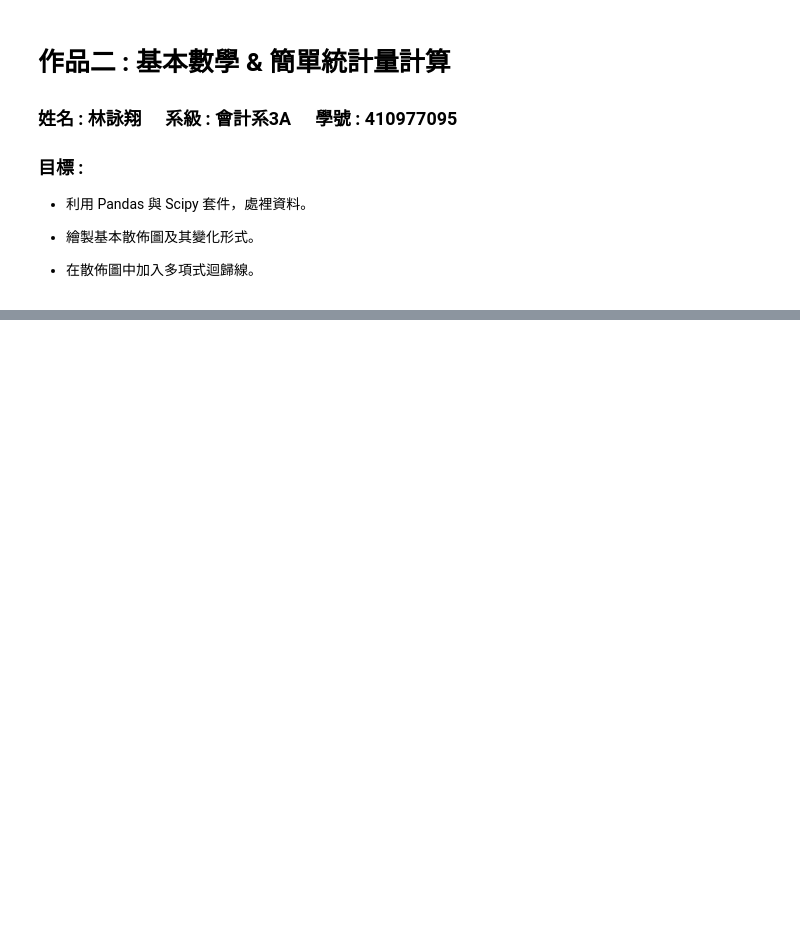
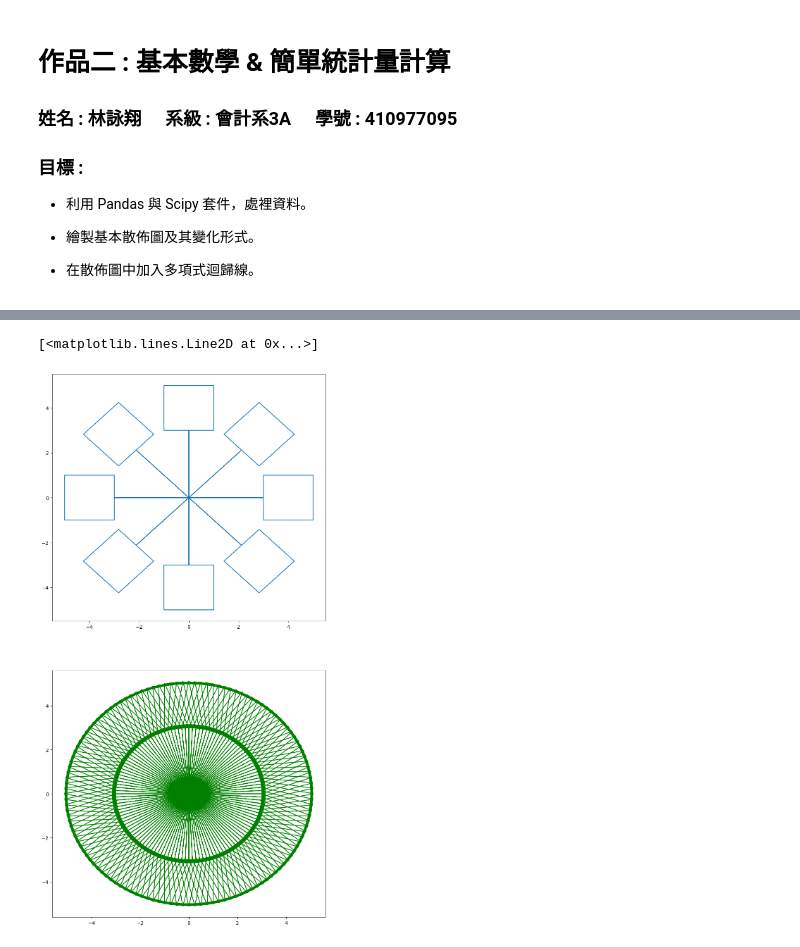
Before and after one commit to Simmonslin/PyStatistics, a Jupyter notebook: 410977095_hw2.ipynb, the cells around one changed output, grey strips where cells are left out. Drawn from its saved outputs; the diff is of its cells as text; code cells hidden in the pictures; blank space fills up the shorter version.

```diff
--- a/410977095_hw2.ipynb
+++ b/410977095_hw2.ipynb
@@ -124,14 +123 @@ ax.set_aspect(1)
 [figure]
-# %%
-import numpy as np
-import pandas as pd
-theta=np.linspace(0,2*np.pi,150)
-sin_v=np.zeros(6).tolist()
-
-print((sin_v))
-
-
-for i in range(len(sin_v)):
-    sin_v[i]=(10+2*i)*np.sin(theta)
-
-print(sin_v[0][149])
@@ -148,0 +150,39 @@ TypeError: 'numpy.float64' object does not support item assignment
+# %%
+### 組裝方式  7個點拆開來 旋轉矩陣 * 單個點  --> 最後再用VSTACK+導致矩陣形成  2X7 矩陣 再進行plot
+
+
+
+import numpy as np
+import matplotlib.pyplot as plt
+import math
+
+
+x=np.array([0,0,-1,-1,1,1,0,0])
+y=np.array([0,3,3,5,5,3,3,0])
+
+
+#plt.plot(x,y)
+
+def rotate_matrix(n):
+    list_ROmatrix=np.zeros(n*8).tolist()
+    list_product=np.zeros(n*8+1).tolist()
+
+    for i in range(n*8):
+        list_ROmatrix[i]=np.array([[np.cos(math.pi*(1/(0.5*n))*i),-np.sin(math.pi*(1/(0.5*n))*i)],[np.sin(math.pi*(1/(0.5*n))*i),np.cos(math.pi*(1/(0.5*n))*i)]])
+        list_product[i+1]=np.dot(list_ROmatrix[math.floor(i/8)],np.array([x[i%8],y[i%8]]))
+# rotate_matrix(n)[0-n]
+
+    list_product=tuple(list_product)
+
+    list_comb=np.vstack(list_product[1:]).T
+
+    return list_comb
+
+
+plt.figure(figsize=(10,20))
+
+plt.subplot(211).plot(rotate_matrix(8)[0],rotate_matrix(8)[1])
+plt.subplot(212).plot(rotate_matrix(128)[0],rotate_matrix(128)[1],color="g")
+# %% [output]
+[<matplotlib.lines.Line2D at 0x...>]
+[figure, added]
```
Also changed, not shown: parts of 10 cells of this notebook, 8 other files.
